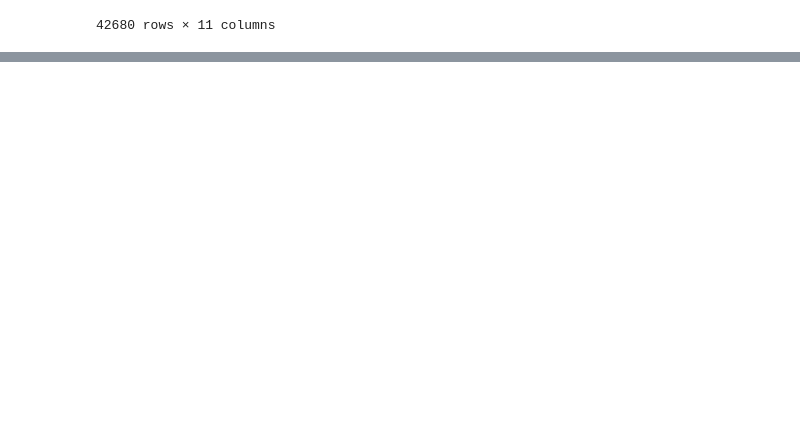
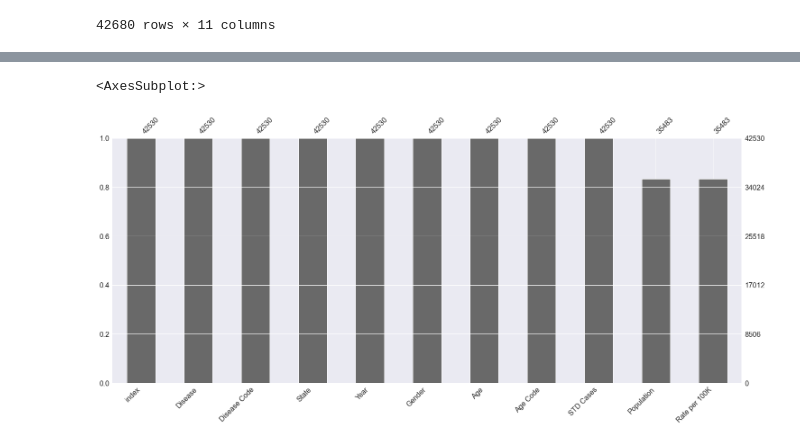
Before and after one commit to mil2tech/STD_project, a Jupyter notebook: workbook.ipynb, the cells around one changed output, grey strips where cells are left out. Cells and saved outputs as stored; diff of their text form; code cells hidden in the pictures; blank space fills up the shorter version.

```diff
--- a/workbook.ipynb
+++ b/workbook.ipynb
@@ -119,0 +121,2 @@ df1[df1.isna().any(axis=1)]
+# %%
+df2 = df1.dropna(axis=0, subset=('Disease', ))
@@ -119,0 +148,6 @@ df1[df1.isna().any(axis=1)]
+# %%
+# Bar Chart of all values per column in data.
+msno.bar(df2)
+# %% [output]
+<AxesSubplot:>
+[figure, added]
```
Also changed, not shown: parts of 10 cells of this notebook.
